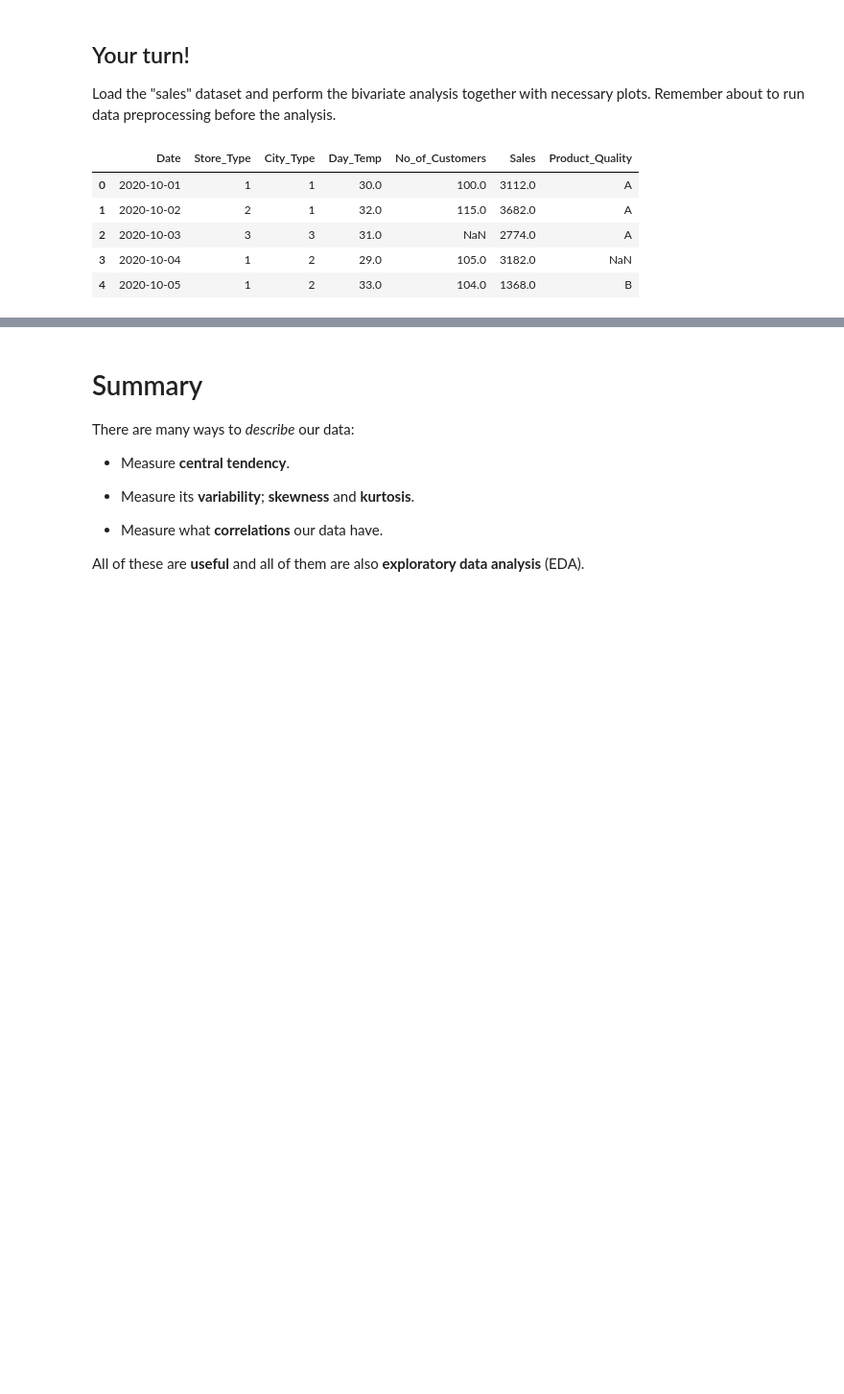
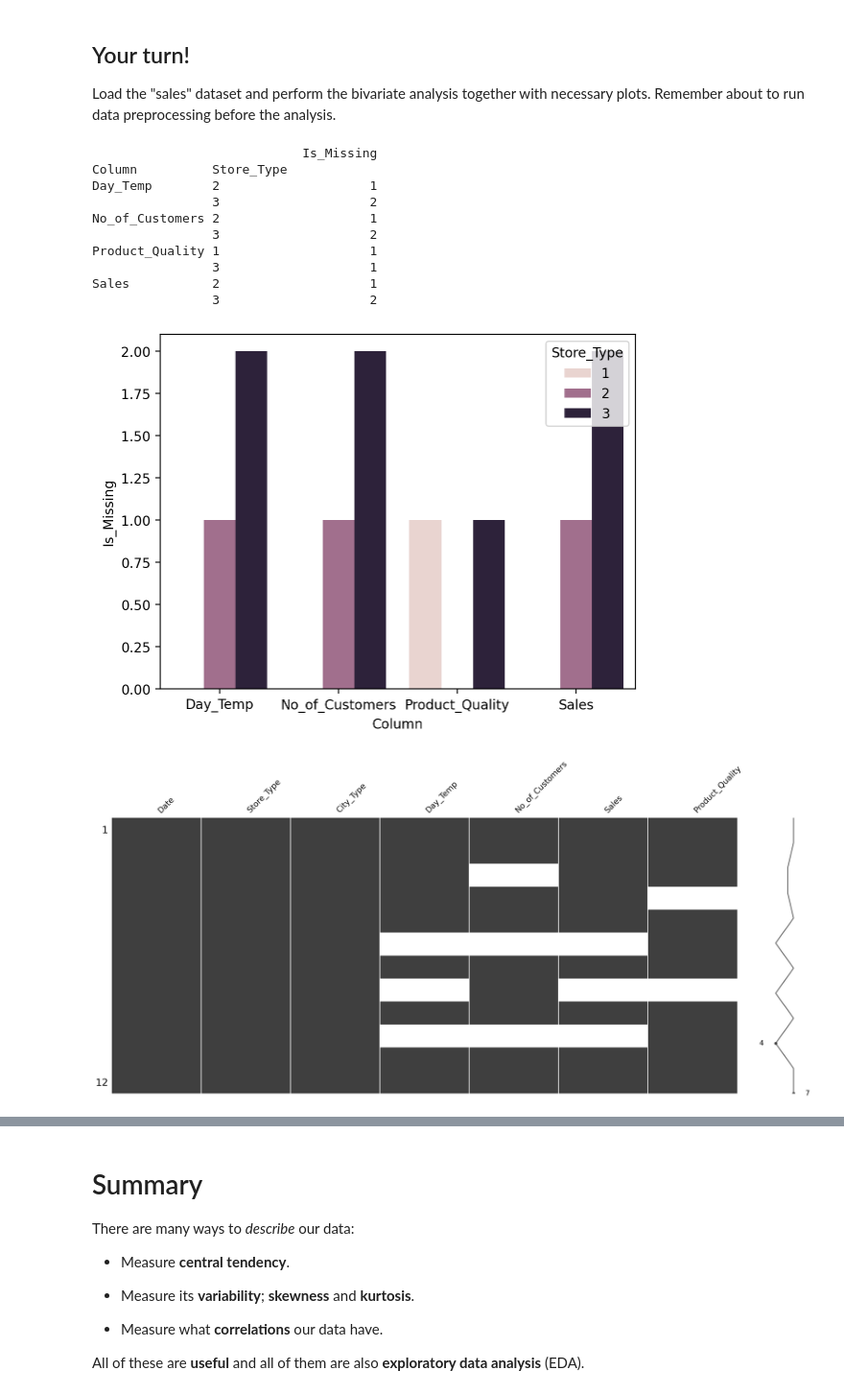
Before and after one commit to mariadop/Descriptive_Statistics_2025, a Jupyter notebook: Exercise9.ipynb, the cells around one changed output, grey strips where cells are left out. Shown at 96% size. Saved outputs shown, nothing was run; the diff lists cells and outputs as text; code cells hidden in the pictures; blank space fills up the shorter version.

```diff
--- a/Exercise9.ipynb
+++ b/Exercise9.ipynb
@@ -610,11 +608,33 @@ ModuleNotFoundError: No module named 'dfcorrs'
 Load the "sales" dataset and perform the bivariate analysis together with necessary plots. Remember about to run data preprocessing before the analysis.
 # %%
 df_sales = pd.read_excel("sales.xlsx")
-df_sales.head(5)
+
+import missingno as msno
+
+df_missing = df_sales.isna().copy()
+df_missing['Store_Type'] = df_sales['Store_Type']
+df_long = df_missing.melt(id_vars='Store_Type', var_name='Column', value_name='Is_Missing')
+missing_counts = df_long[df_long['Is_Missing']].groupby(['Column','Store_Type']).sum()
+print(missing_counts)
+plt.figure()
+sns.barplot(data = missing_counts, x='Column', y='Is_Missing', hue='Store_Type')
+msno.matrix(df_sales)
+
+#we can see that the data is missing at random - the missingness is somewhat related to store type as store type 3 has the most missing data
+#also on missingness matrix we can see that if day_temp, no_of_customers and sales tend to be missing together - is there any relation between them?
+#question is what does store type 3 mean? is the data missing for a reason? do shops of that type purposly dont present their data?
+#as we do not have that inforamtion i will just drop these rows as, becouse of missingness of majority of the quantitative data, they will not give any insights for further analysis
+df_sales=df_sales.dropna(subset=['Day_Temp'])
 # %% [output]
-|  | Date | Store_Type | City_Type | Day_Temp | No_of_Customers | Sales | Product_Quality |
-| 0 | 2020-10-01 | 1 | 1 | 30.0 | 100.0 | 3112.0 | A |
-| 1 | 2020-10-02 | 2 | 1 | 32.0 | 115.0 | 3682.0 | A |
-| 2 | 2020-10-03 | 3 | 3 | 31.0 | NaN | 2774.0 | A |
-| 3 | 2020-10-04 | 1 | 2 | 29.0 | 105.0 | 3182.0 | NaN |
-| 4 | 2020-10-05 | 1 | 2 | 33.0 | 104.0 | 1368.0 | B |
+                            Is_Missing
+Column          Store_Type
+Day_Temp        2                    1
+                3                    2
+No_of_Customers 2                    1
+                3                    2
+Product_Quality 1                    1
+                3                    1
+Sales           2                    1
+                3                    2
+[figure, added]
+[figure, added]
```
Also changed, not shown: parts of 6 cells of this notebook.
